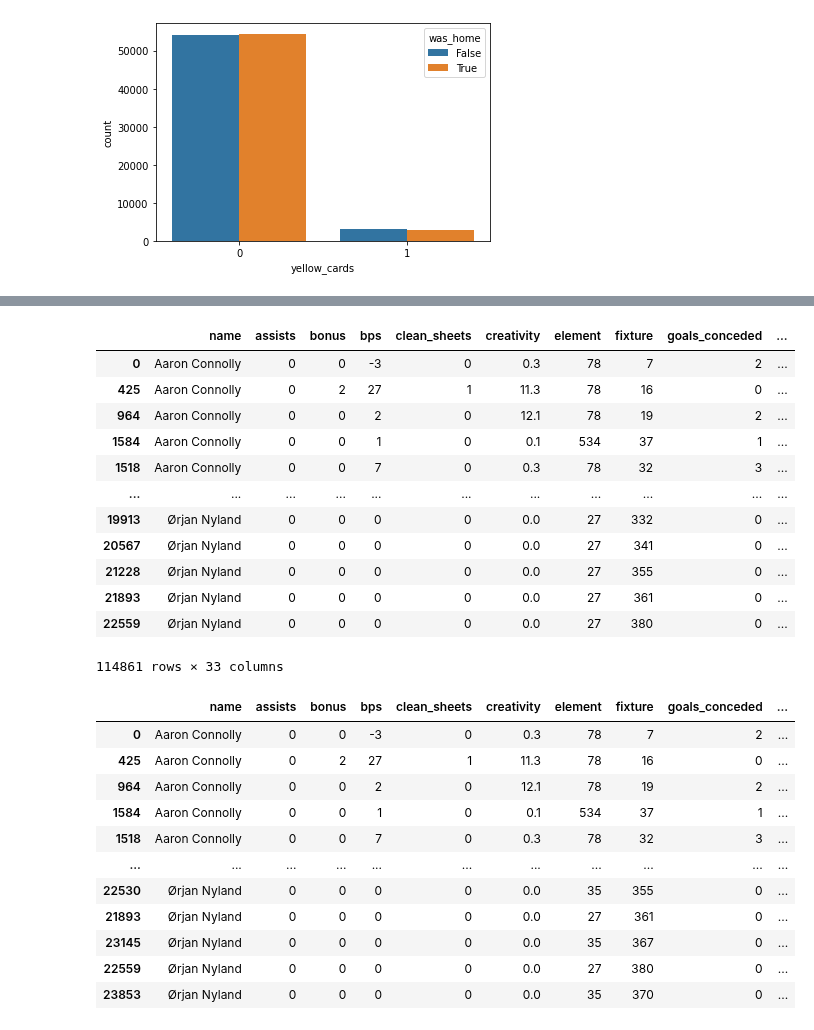
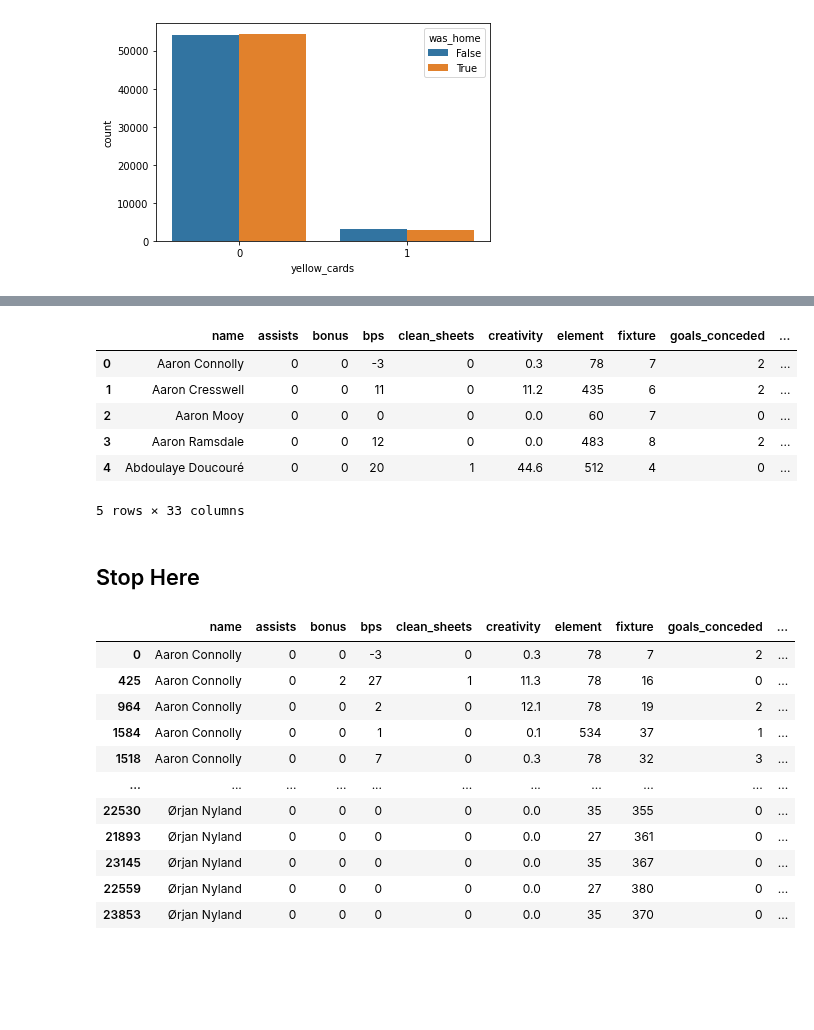
Before and after one commit to 1kruidenp/fflpred, a Jupyter notebook: notebooks/fflpred.ipynb, the cells around one changed output, grey strips where cells are left out. Saved outputs shown, nothing was run; the diff lists cells and outputs as text; code cells hidden in the pictures; blank space fills up the shorter version.

Commit message:
corrector

```diff
--- a/notebooks/fflpred.ipynb
+++ b/notebooks/fflpred.ipynb
@@ -224,25 +211,21 @@ full_data
 # %%
 def corrector(gw):
     if gw > 38:
         return gw - 9
     return gw
+
+full_data['GW'] = full_data['GW'].apply(corrector)
+full_data.head()
+# %% [output]
+|  | name | assists | bonus | bps | clean_sheets | creativity | element | fixture | goals_conceded | ... |
+| 0 | Aaron Connolly | 0 | 0 | -3 | 0 | 0.3 | 78 | 7 | 2 | ... |
+| 1 | Aaron Cresswell | 0 | 0 | 11 | 0 | 11.2 | 435 | 6 | 2 | ... |
+| 2 | Aaron Mooy | 0 | 0 | 0 | 0 | 0.0 | 60 | 7 | 0 | ... |
+| 3 | Aaron Ramsdale | 0 | 0 | 12 | 0 | 0.0 | 483 | 8 | 2 | ... |
+| 4 | Abdoulaye Doucouré | 0 | 0 | 20 | 1 | 44.6 | 512 | 4 | 0 | ... |
+5 rows × 33 columns
-# %%
-full_data['GW'] = full_data['GW'].apply(corrector)
-full_data
-# %% [output]
-|  | name | assists | bonus | bps | clean_sheets | creativity | element | fixture | goals_conceded | ... |
-| 0 | Aaron Connolly | 0 | 0 | -3 | 0 | 0.3 | 78 | 7 | 2 | ... |
-| 425 | Aaron Connolly | 0 | 2 | 27 | 1 | 11.3 | 78 | 16 | 0 | ... |
-| 964 | Aaron Connolly | 0 | 0 | 2 | 0 | 12.1 | 78 | 19 | 2 | ... |
-| 1584 | Aaron Connolly | 0 | 0 | 1 | 0 | 0.1 | 534 | 37 | 1 | ... |
-| 1518 | Aaron Connolly | 0 | 0 | 7 | 0 | 0.3 | 78 | 32 | 3 | ... |
-| ... | ... | ... | ... | ... | ... | ... | ... | ... | ... | ... |
-| 19913 | Ørjan Nyland | 0 | 0 | 0 | 0 | 0.0 | 27 | 332 | 0 | ... |
-| 20567 | Ørjan Nyland | 0 | 0 | 0 | 0 | 0.0 | 27 | 341 | 0 | ... |
-| 21228 | Ørjan Nyland | 0 | 0 | 0 | 0 | 0.0 | 27 | 355 | 0 | ... |
-| 21893 | Ørjan Nyland | 0 | 0 | 0 | 0 | 0.0 | 27 | 361 | 0 | ... |
-| 22559 | Ørjan Nyland | 0 | 0 | 0 | 0 | 0.0 | 27 | 380 | 0 | ... |
-114861 rows × 33 columns
+# %% [markdown]
+## Stop Here
 # %%
 full_data['kickoff_time'] = pd.to_datetime(full_data['kickoff_time'])
 full_data = full_data.sort_values(by=['name', 'GW', 'kickoff_time'], ascending=True).copy()
```
Also changed, not shown: parts of 2 cells of this notebook.
